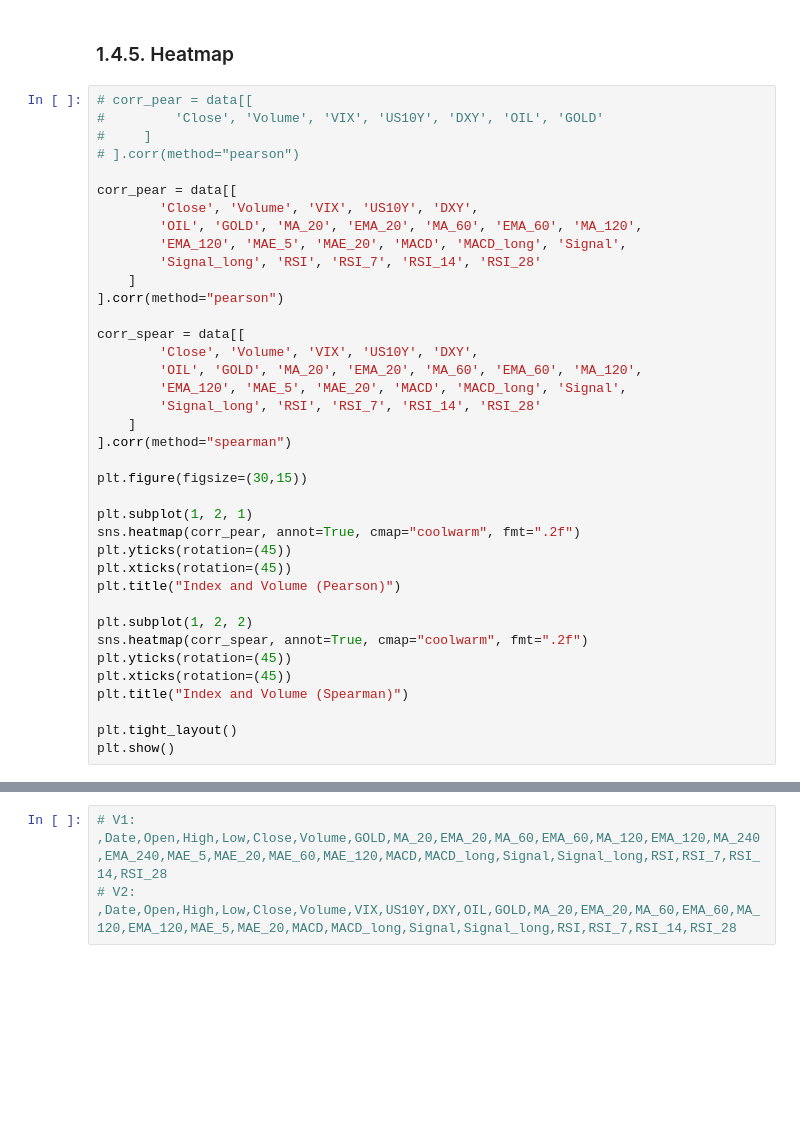
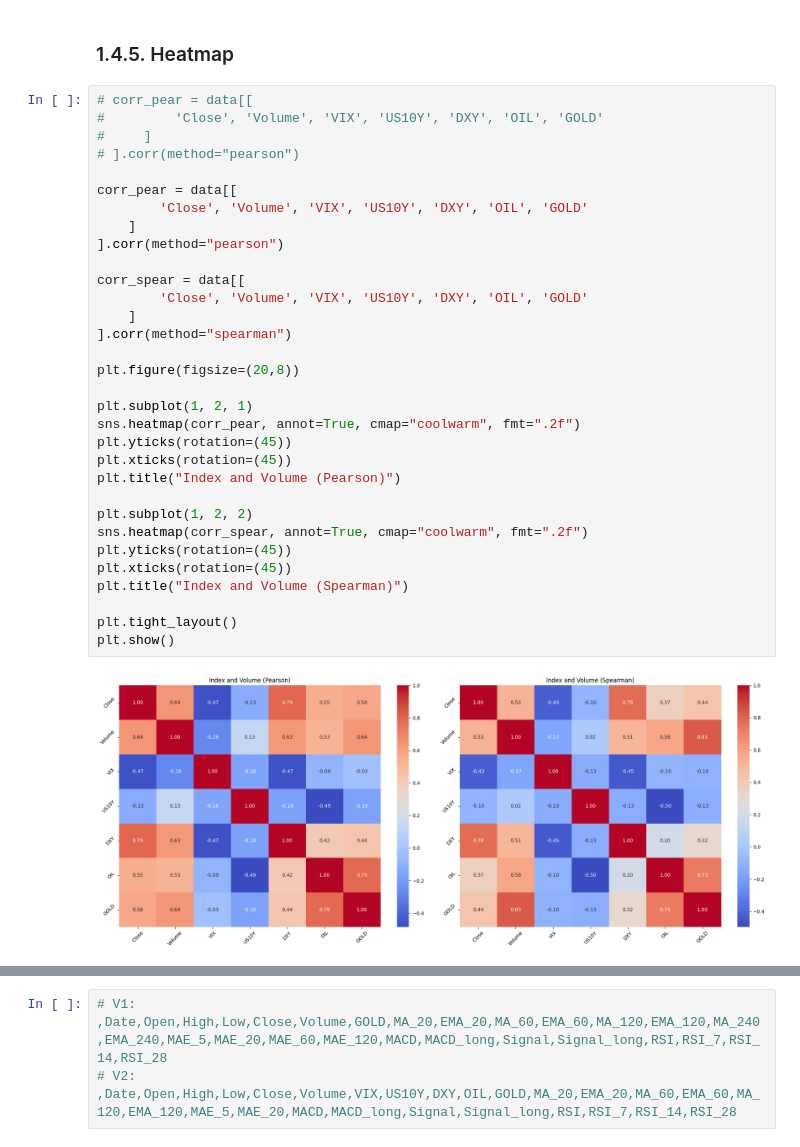
Before and after one commit to VictorNguyenLPN/sp500-dav, a Jupyter notebook: notebook_qhuy.ipynb, the cells around one changed output, grey strips where cells are left out. Cells and saved outputs as stored; diff of their text form; blank space fills up the shorter version.

```diff
--- a/notebook_qhuy.ipynb
+++ b/notebook_qhuy.ipynb
@@ -301,41 +357,37 @@ plt.close()
 # %%
 # corr_pear = data[[
 #         'Close', 'Volume', 'VIX', 'US10Y', 'DXY', 'OIL', 'GOLD'
 #     ]
 # ].corr(method="pearson")
 
 corr_pear = data[[
-        'Close', 'Volume', 'VIX', 'US10Y', 'DXY',
-        'OIL', 'GOLD', 'MA_20', 'EMA_20', 'MA_60', 'EMA_60', 'MA_120',
-        'EMA_120', 'MAE_5', 'MAE_20', 'MACD', 'MACD_long', 'Signal',
-        'Signal_long', 'RSI', 'RSI_7', 'RSI_14', 'RSI_28'
+        'Close', 'Volume', 'VIX', 'US10Y', 'DXY', 'OIL', 'GOLD'
     ]
 ].corr(method="pearson")
 
 corr_spear = data[[
-        'Close', 'Volume', 'VIX', 'US10Y', 'DXY',
-        'OIL', 'GOLD', 'MA_20', 'EMA_20', 'MA_60', 'EMA_60', 'MA_120',
-        'EMA_120', 'MAE_5', 'MAE_20', 'MACD', 'MACD_long', 'Signal',
-        'Signal_long', 'RSI', 'RSI_7', 'RSI_14', 'RSI_28'
+        'Close', 'Volume', 'VIX', 'US10Y', 'DXY', 'OIL', 'GOLD'
     ]
 ].corr(method="spearman")
 
-plt.figure(figsize=(30,15))
+plt.figure(figsize=(20,8))
 
 plt.subplot(1, 2, 1)
 sns.heatmap(corr_pear, annot=True, cmap="coolwarm", fmt=".2f")
 plt.yticks(rotation=(45))
 plt.xticks(rotation=(45))
 plt.title("Index and Volume (Pearson)")
 
 plt.subplot(1, 2, 2)
 sns.heatmap(corr_spear, annot=True, cmap="coolwarm", fmt=".2f")
 plt.yticks(rotation=(45))
 plt.xticks(rotation=(45))
 plt.title("Index and Volume (Spearman)")
 
 plt.tight_layout()
 plt.show()
+# %% [output]
+[figure, added]
 # %%
 # X = data[[
 #         'Close', 'Volume', 'VIX', 'US10Y', 'DXY', 'OIL', 'GOLD'
```
Also changed, not shown: parts of 9 cells of this notebook, 1 other file.
